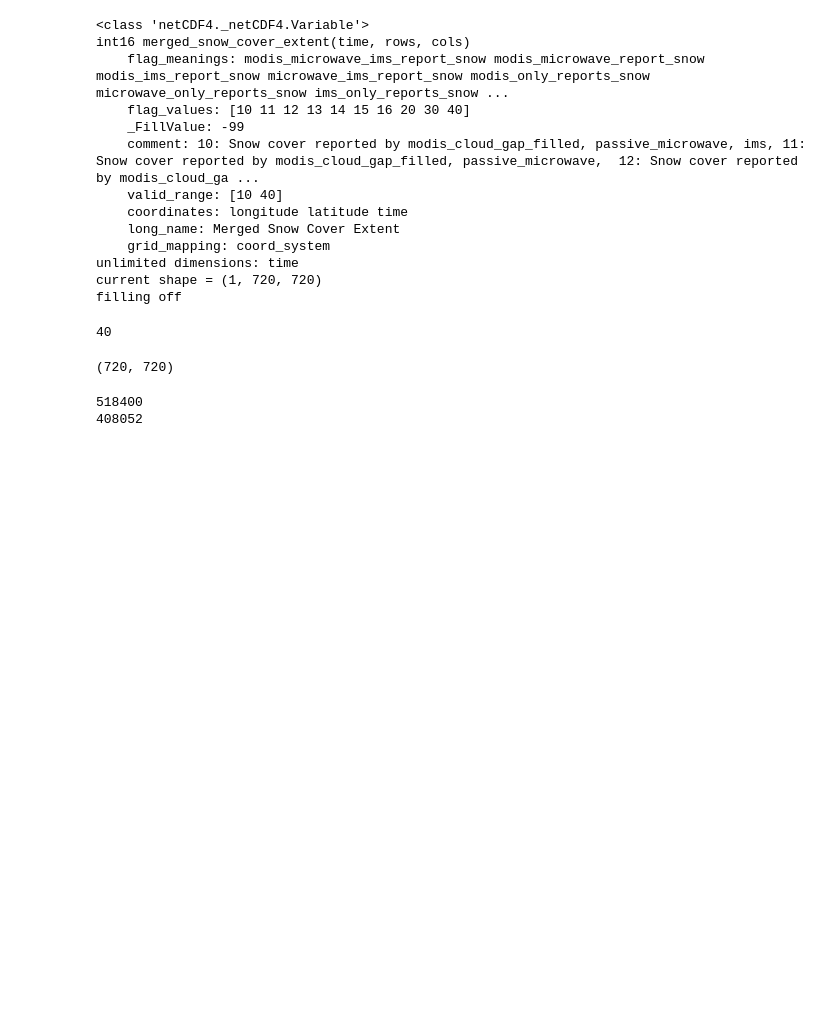
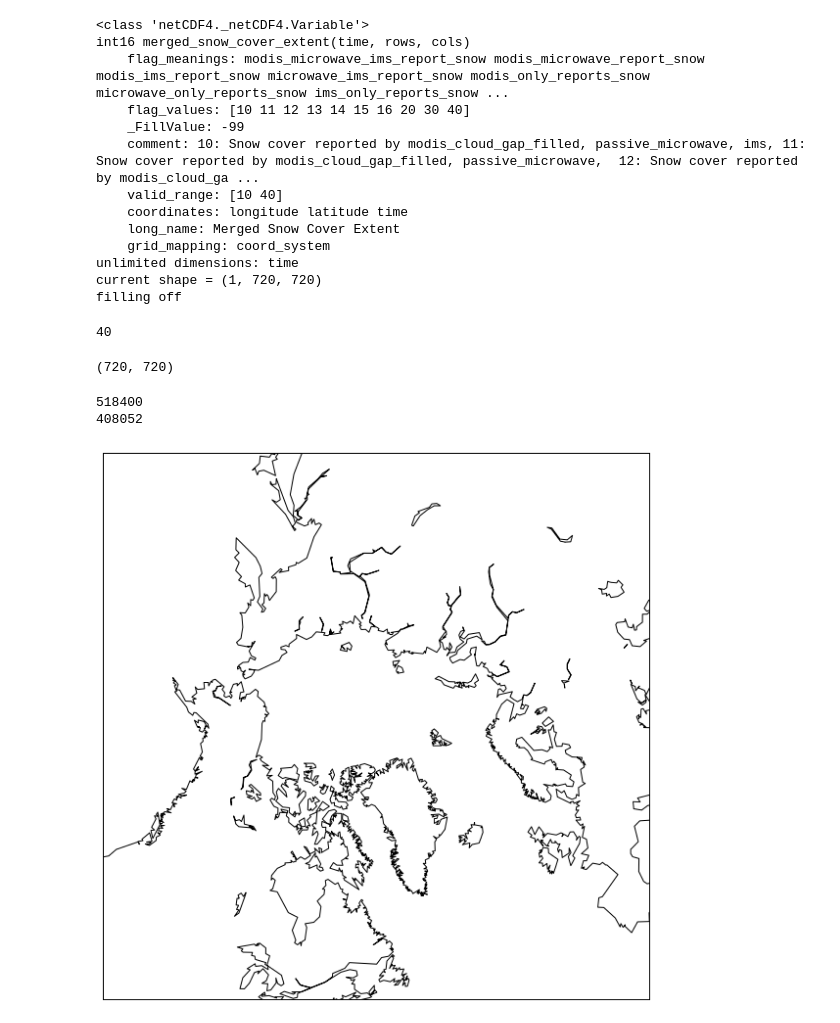
Before and after one commit to p-madden/sea-2016-tutorial, a Jupyter notebook: module-2.ipynb, the cells around one changed output. Cells and saved outputs as stored; diff of their text form; code cells hidden in the pictures; blank space fills up the shorter version.

```diff
--- a/module-2.ipynb
+++ b/module-2.ipynb
@@ -234,0 +238,8 @@ print(msce[msce != -99].size)
+# %%
+%matplotlib inline
+plt.figure(figsize=(10, 10))
+m = Basemap(projection='npstere', boundinglat=45, lon_0=300)
+m.drawcoastlines()
+plt.show()
+# %% [output]
+[figure, added]
```
Also changed, not shown: parts of 3 cells of this notebook.
